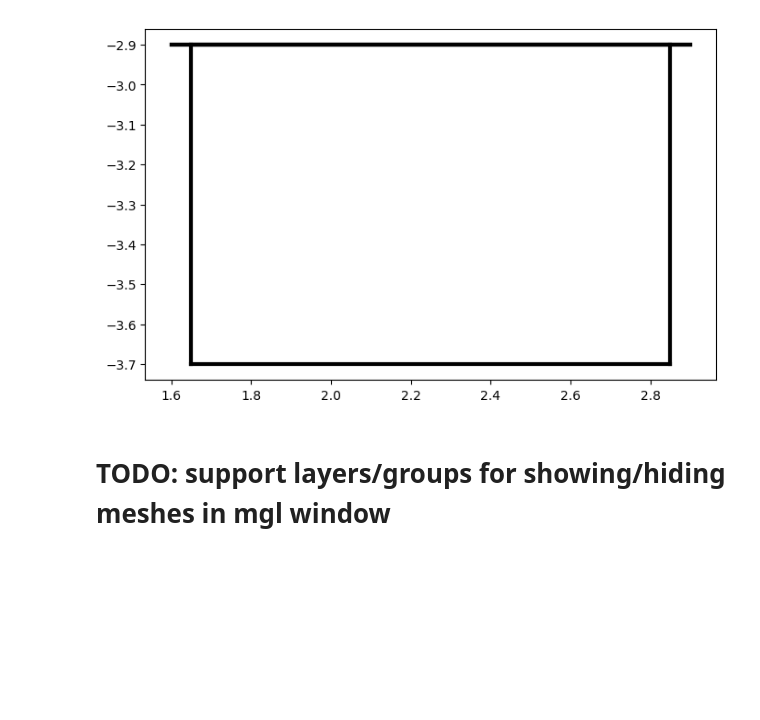
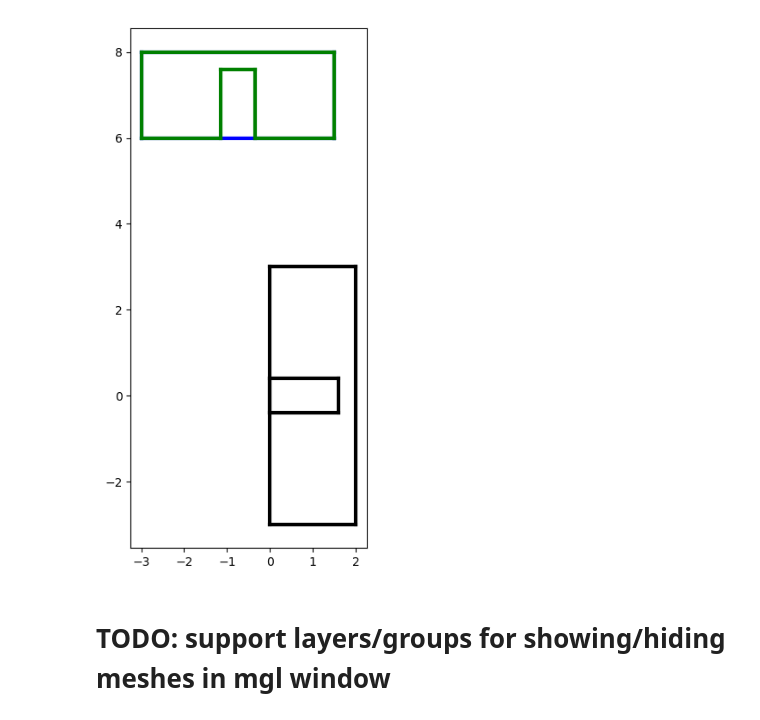
Before and after one commit to ctogle/meshmaker, a Jupyter notebook: notebooks/meta.ipynb, the cells around one changed output. Saved outputs shown, nothing was run; the diff lists cells and outputs as text; code cells hidden in the pictures; blank space fills up the shorter version.

```diff
--- a/notebooks/meta.ipynb
+++ b/notebooks/meta.ipynb
@@ -503,23 +500,44 @@ Loaded texture: generic_9 (../resources/textures/generics/generic_9.png)
 # %%
+from meshmaker.geometry import loop_normal
+
 #py = ([vec3(-3.0000, -3.0000, 2.0000), vec3(-3.0000, -3.0000, 0.0000), vec3(-3.0000, 3.0000, 0.0000), vec3(-3.0000, 3.0000, 2.0000)], [[vec3(-3.0000, 2.6500, 1.8500), vec3(-3.0000, 1.8500, 1.8500), vec3(-3.0000, 1.8500, 0.8500), vec3(-3.0000, 2.6500, 0.8500)], [vec3(-3.0000, 1.9000, 1.8500), vec3(-3.0000, 1.1000, 1.8500), vec3(-3.0000, 1.1000, 0.8500), vec3(-3.0000, 1.9000, 0.8500)], [vec3(-3.0000, 1.1500, 1.8500), vec3(-3.0000, 0.3500, 1.8500), vec3(-3.0000, 0.3500, 0.8500), vec3(-3.0000, 1.1500, 0.8500)], [vec3(-3.0000, 0.4000, 1.8500), vec3(-3.0000, -0.4000, 1.8500), vec3(-3.0000, -0.4000, 0.8500), vec3(-3.0000, 0.4000, 0.8500)], [vec3(-3.0000, -0.3500, 1.8500), vec3(-3.0000, -1.1500, 1.8500), vec3(-3.0000, -1.1500, 0.8500), vec3(-3.0000, -0.3500, 0.8500)], [vec3(-3.0000, -1.1000, 1.8500), vec3(-3.0000, -1.9000, 1.8500), vec3(-3.0000, -1.9000, 0.8500), vec3(-3.0000, -1.1000, 0.8500)], [vec3(-3.0000, -1.8500, 1.8500), vec3(-3.0000, -2.6500, 1.8500), vec3(-3.0000, -2.6500, 0.8500), vec3(-3.0000, -1.8500, 0.8500)]])
 #py = ([vec3(1.6000, -2.9000, 7.9000), vec3(2.9000, -2.9000, 7.9000), vec3(2.9000, -2.9000, 0.1000), vec3(1.6000, -2.9000, 0.1000)], [[vec3(1.6500, -2.9000, -0.4000), vec3(2.8500, -2.9000, -0.4000), vec3(2.8500, -3.7000, -0.4000), vec3(1.6500, -3.7000, -0.4000)]])
 #py = ([vec3(1.6000, -2.9000, 7.9000), vec3(2.9000, -2.9000, 7.9000), vec3(2.9000, -2.9000, 0.1000), vec3(1.6000, -2.9000, 0.1000)], [[vec3(1.6500, -2.9000, -0.4000), vec3(2.8500, -2.9000, -0.4000), vec3(2.8500, -3.7000, -0.4000), vec3(1.6500, -3.7000, -0.4000)]])
-py = ([vec3(1.6000, -2.9000, 7.9000), vec3(2.9000, -2.9000, 7.9000), vec3(2.9000, -2.9000, 0.1000), vec3(1.6000, -2.9000, 0.1000)], [[vec3(1.6500, -2.9000, -0.4000), vec3(2.8500, -2.9000, -0.4000), vec3(2.8500, -3.7000, -0.4000), vec3(1.6500, -3.7000, -0.4000)]])
+#py = ([vec3(1.6000, -2.9000, 7.9000), vec3(2.9000, -2.9000, 7.9000), vec3(2.9000, -2.9000, 0.1000), vec3(1.6000, -2.9000, 0.1000)], [[vec3(1.6500, -2.9000, -0.4000), vec3(2.8500, -2.9000, -0.4000), vec3(2.8500, -3.7000, -0.4000), vec3(1.6500, -3.7000, -0.4000)]])
+#py = ([vec3(1.4000, 2.9000, 1.9000), vec3(1.4000, 2.9000, 0.1000), vec3(1.4000, -2.9000, 0.1000), vec3(1.4000, -2.9000, 1.9000)], [[vec3(1.4000, 0.4000, 0.1000), vec3(1.4000, -0.4000, 0.1000), vec3(1.4000, -0.4000, 1.7000), vec3(1.4000, 0.4000, 1.7000)]])
+
+py = ([vec3(2.0000, 3.0000, -1.5000), vec3(0.0000, 3.0000, -1.5000), vec3(0.0000, -3.0000, -1.5000), vec3(2.0000, -3.0000, -1.5000)],
+    [[vec3(0.0000, 0.4000, -1.5000), vec3(0.0000, -0.4000, -1.5000), vec3(1.6000, -0.4000, -1.5000), vec3(1.6000, 0.4000, -1.5000)]])
+
+l1 = [[vec3(1.5000, 8.0000, -1.5000), vec3(-3.0000, 8.0000, -1.5000), vec3(-3.0000, 6.0000, -1.5000), vec3(1.5000, 6.0000, -1.5000)]]
+l2 = [[vec3(1.5000, 8.0000, -1.5000), vec3(-3.0000, 8.0000, -1.5000), vec3(-3.0000, 6.0000, -1.5000), vec3(-1.1500, 6.0000, -1.5000), vec3(-1.1500, 7.6000, -1.5000), vec3(-0.3500, 7.6000, -1.5000), vec3(-0.3500, 6.0000, -1.5000), vec3(1.5000, 6.0000, -1.5000)]]
+
+#q = quat.uu(loop_normal(py[0]), vec3.Z())
+#q.rot(py[0])
+#for h in py[1]:
+#    q.rot(h)
 
 #for h in py[1]:
 #    quat.av(-np.pi / 2, vec3.Y()).rot(h)
 
 #lp = Loop.from_polygon(py[0], py[1])
 
 f, ax = plot()
 ax.set_aspect(1)
 #lp.plot(ax)
 
 plot_loop(ax, py[0])
 for h in py[1]:
     plot_loop(ax, h)
+
+for h in l1:
+    plot_loop(ax, h, col='b')
+for h in l2:
+    plot_loop(ax, h, col='g')
+
+#plot_loop(ax, [vec3(1.5000, 8.0000, -1.5000), vec3(-3.0000, 8.0000, -1.5000), vec3(-3.0000, 6.0000, -1.5000), vec3(-1.1500, 6.0000, -1.5000), vec3(-1.1500, 7.6000, -1.5000), vec3(-0.3500, 7.6000, -1.5000), vec3(-0.3500, 6.0000, -1.5000), vec3(1.5000, 6.0000, -1.5000)], col='g')
 # %% [output]
-[figure, old version]
+[figure, new version]
 # %%
 def loopO(loop):
 
```
Also changed, not shown: parts of 7 cells of this notebook, 3 other files.
